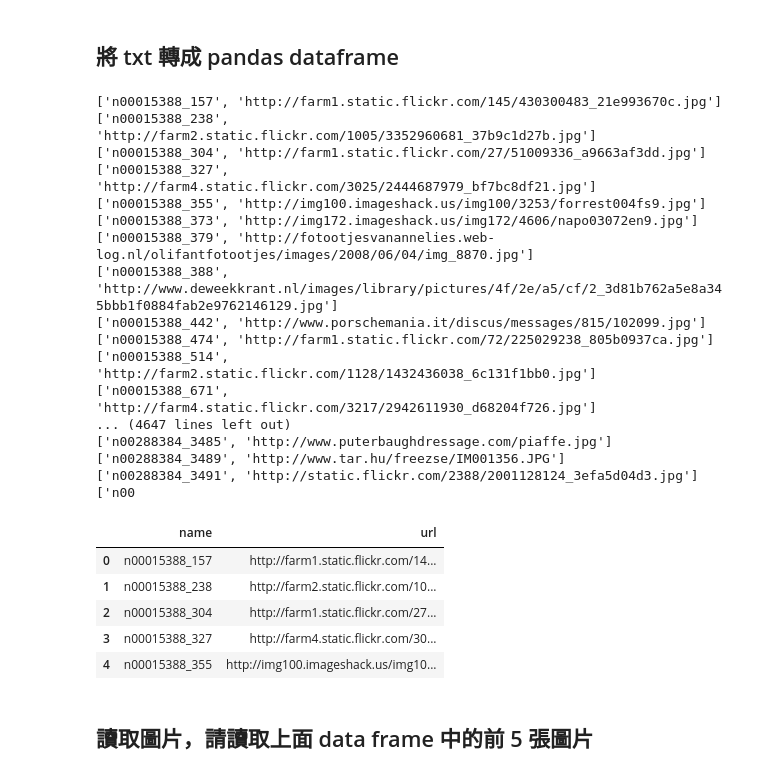
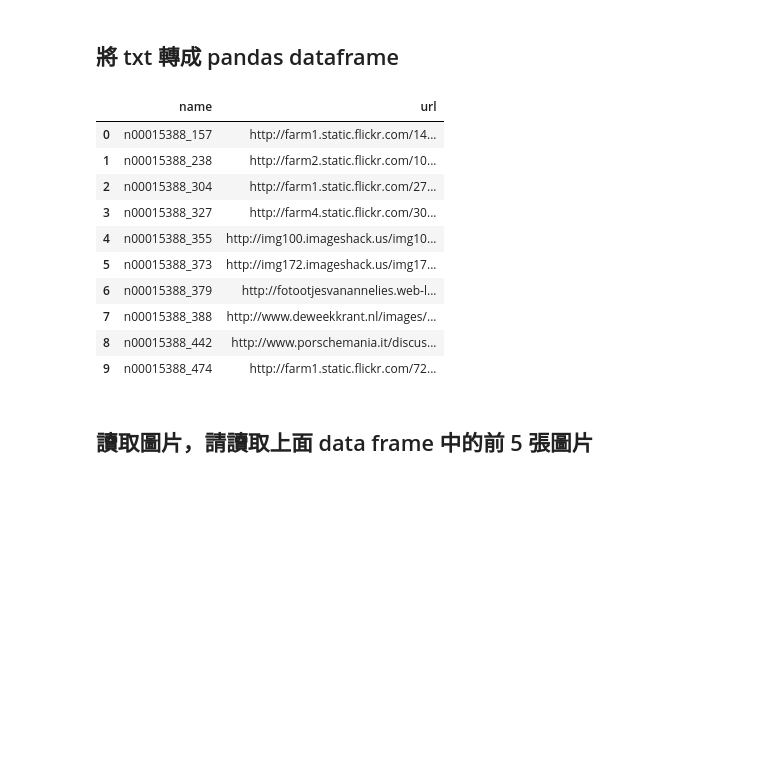
Before and after one commit to seanjef/100Day-ML-Marathon, a Jupyter notebook: homework/Day_005-2_HW.ipynb, the cells around one changed output. Saved outputs shown, nothing was run; the diff lists cells and outputs as text; code cells hidden in the pictures; blank space fills up the shorter version.

```diff
--- a/homework/Day_005-2_HW.ipynb
+++ b/homework/Day_005-2_HW.ipynb
@@ -51,47 +51,35 @@ data[0].split('\t')[1]
 # %%
 import pandas as pd
 name = []
 url = []
 try:
     for record in data:
         x = record.split('\t')
-        print(x)
+        #print(x)
         if x !=None and len(x)==2:
             name.append(x[0])
             url.append(x[1])
         else:
             pass
 except:
     pass
 data_col =[name, url]
 label = ['name','url']
 arrange_data = dict(zip(label,data_col))
 df = pd.DataFrame(arrange_data)
-df.head()
+df.head(10)
 # %% [output]
-['n00015388_157', 'http://farm1.static.flickr.com/145/430300483_21e993670c.jpg']
-['n00015388_238', 'http://farm2.static.flickr.com/1005/3352960681_37b9c1d27b.jpg']
-['n00015388_304', 'http://farm1.static.flickr.com/27/51009336_a9663af3dd.jpg']
-['n00015388_327', 'http://farm4.static.flickr.com/3025/2444687979_bf7bc8df21.jpg']
-['n00015388_355', 'http://img100.imageshack.us/img100/3253/forrest004fs9.jpg']
-['n00015388_373', 'http://img172.imageshack.us/img172/4606/napo03072en9.jpg']
-['n00015388_379', 'http://fotootjesvanannelies.web-log.nl/olifantfotootjes/images/2008/06/04/img_8870.jpg']
-['n00015388_388', 'http://www.deweekkrant.nl/images/library/pictures/4f/2e/a5/cf/2_3d81b762a5e8a345bbb1f0884fab2e9762146129.jpg']
-['n00015388_442', 'http://www.porschemania.it/discus/messages/815/102099.jpg']
-['n00015388_474', 'http://farm1.static.flickr.com/72/225029238_805b0937ca.jpg']
-['n00015388_514', 'http://farm2.static.flickr.com/1128/1432436038_6c131f1bb0.jpg']
-['n00015388_671', 'http://farm4.static.flickr.com/3217/2942611930_d68204f726.jpg']
-... (4647 lines left out)
-['n00288384_3485', 'http://www.puterbaughdressage.com/piaffe.jpg']
-['n00288384_3489', 'http://www.tar.hu/freezse/IM001356.JPG']
-['n00288384_3491', 'http://static.flickr.com/2388/2001128124_3efa5d04d3.jpg']
-['n00
 |  | name | url |
 | 0 | n00015388_157 | http://farm1.static.flickr.com/14... |
 | 1 | n00015388_238 | http://farm2.static.flickr.com/10... |
 | 2 | n00015388_304 | http://farm1.static.flickr.com/27... |
 | 3 | n00015388_327 | http://farm4.static.flickr.com/30... |
 | 4 | n00015388_355 | http://img100.imageshack.us/img10... |
+| 5 | n00015388_373 | http://img172.imageshack.us/img17... |
+| 6 | n00015388_379 | http://fotootjesvanannelies.web-l... |
+| 7 | n00015388_388 | http://www.deweekkrant.nl/images/... |
+| 8 | n00015388_442 | http://www.porschemania.it/discus... |
+| 9 | n00015388_474 | http://farm1.static.flickr.com/72... |
 # %% [markdown]
 ## 讀取圖片，請讀取上面 data frame 中的前 5 張圖片
 # %%
```
Also changed, not shown: parts of 1 cell of this notebook.
